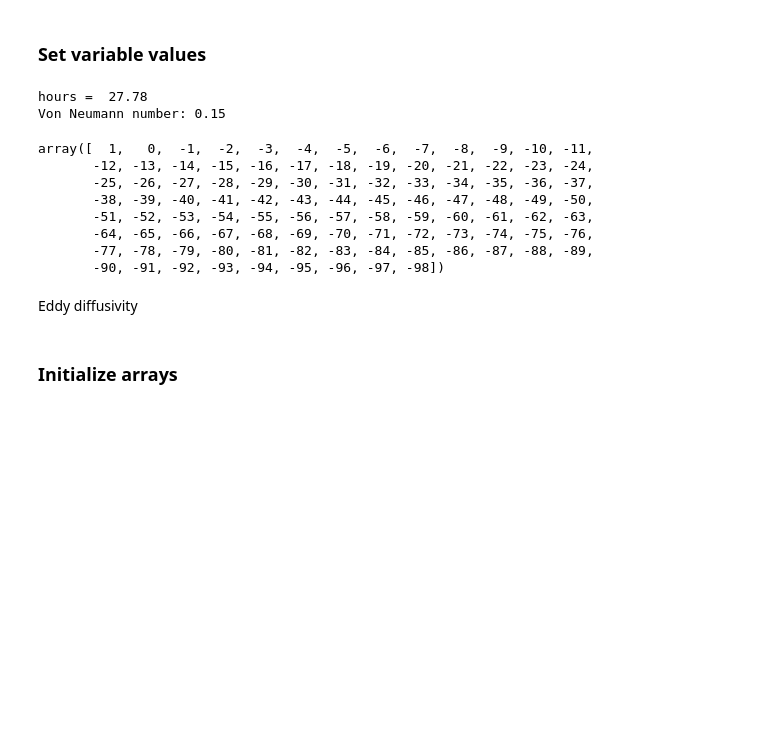
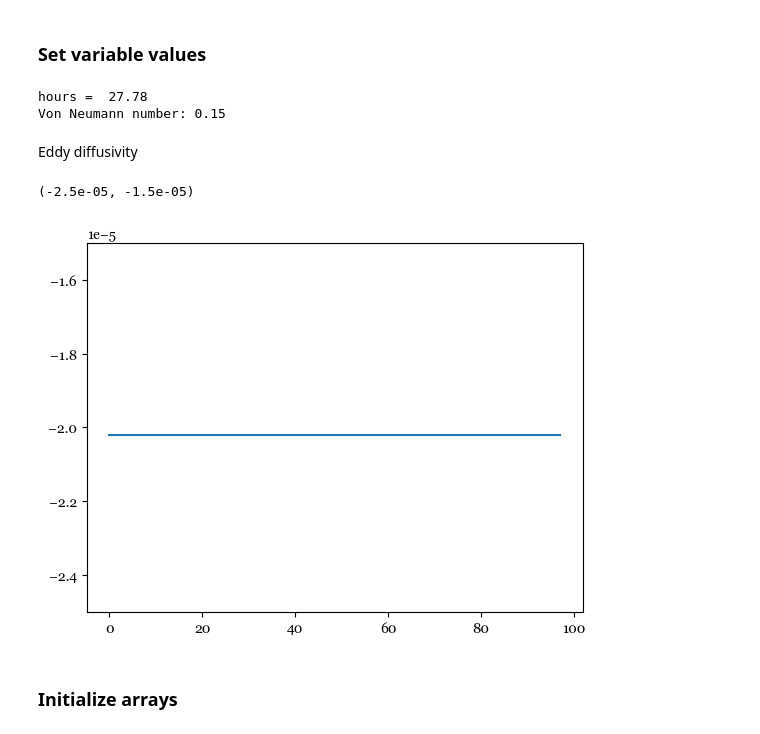
Before and after one commit to sierrastevnson/EkmanModel, a Jupyter notebook: ekmanmodel.ipynb, the cells around one changed output. Cells and saved outputs as stored; diff of their text form; code cells hidden in the pictures; blank space fills up the shorter version.

```diff
--- a/ekmanmodel.ipynb
+++ b/ekmanmodel.ipynb
@@ -65,7 +65,7 @@ vg = 0                  # Geostrophic velocity
 # Space
 max_depth = -100                   # Depth (m)
 dz = -1                            # Step in depth z
-Nz = int(max_depth/dz)            # Number of nodes (100 nodes + 1 ghost node at top and bottom)
+Nz = int(max_depth/dz)             # Number of nodes (100 nodes + 1 ghost node at top and bottom)
 z = np.arange(1,(max_depth+1),dz)  # Space range (-Nz-0)
 
 # Time
@@ -77,25 +77,17 @@ hours = T / 60 / 60
 print("hours = ", round(hours,2))
 
 # Eddy diffusivity
-K = np.ones(Nz) * 10 ** (-2)          # m^2/s; eddy diffusivity
+C = 10 ** -2
+K = np.linspace(C-0.1*C, C+0.1*C, 100)          # m^2/s; eddy diffusivity
 
 # Stability
 S = ( np.mean(K) * dt) / (dz ** 2)    # Von Neumann number (stability)
 print("Von Neumann number:", round(S,2))
 
 omega = 10 ** -4    # Ambient rotation rate at midlats (/s)
-z
 # %% [output]
 hours =  27.78
 Von Neumann number: 0.15
-array([  1,   0,  -1,  -2,  -3,  -4,  -5,  -6,  -7,  -8,  -9, -10, -11,
-       -12, -13, -14, -15, -16, -17, -18, -19, -20, -21, -22, -23, -24,
-       -25, -26, -27, -28, -29, -30, -31, -32, -33, -34, -35, -36, -37,
-       -38, -39, -40, -41, -42, -43, -44, -45, -46, -47, -48, -49, -50,
-       -51, -52, -53, -54, -55, -56, -57, -58, -59, -60, -61, -62, -63,
-       -64, -65, -66, -67, -68, -69, -70, -71, -72, -73, -74, -75, -76,
-       -77, -78, -79, -80, -81, -82, -83, -84, -85, -86, -87, -88, -89,
-       -90, -91, -92, -93, -94, -95, -96, -97, -98])
 # %% [markdown]
 Eddy diffusivity
 # %%
@@ -114,8 +96,11 @@ tau_y_over_rho = 0
 # %%
 dKdz = np.zeros(Nz)
-dKdz[1:-1] = (K[2:] - K[:-2]) / (2*dz)
-dKdz[0]    = (K[1]  - K[0])   / dz
-dKdz[-1]   = (K[-1] - K[-2])  / dz
+dKdz = (K[2:] - K[:-2]) / (2*dz)
+plt.plot(dKdz)
+plt.ylim(-2.5e-05, -1.5e-05)
+# %% [output]
+(-2.5e-05, -1.5e-05)
+[figure, added]
 # %%
 # Ekman spiral as known
 d = np.sqrt(2 * K / f)
```
Also changed, not shown: parts of 5 cells of this notebook.
